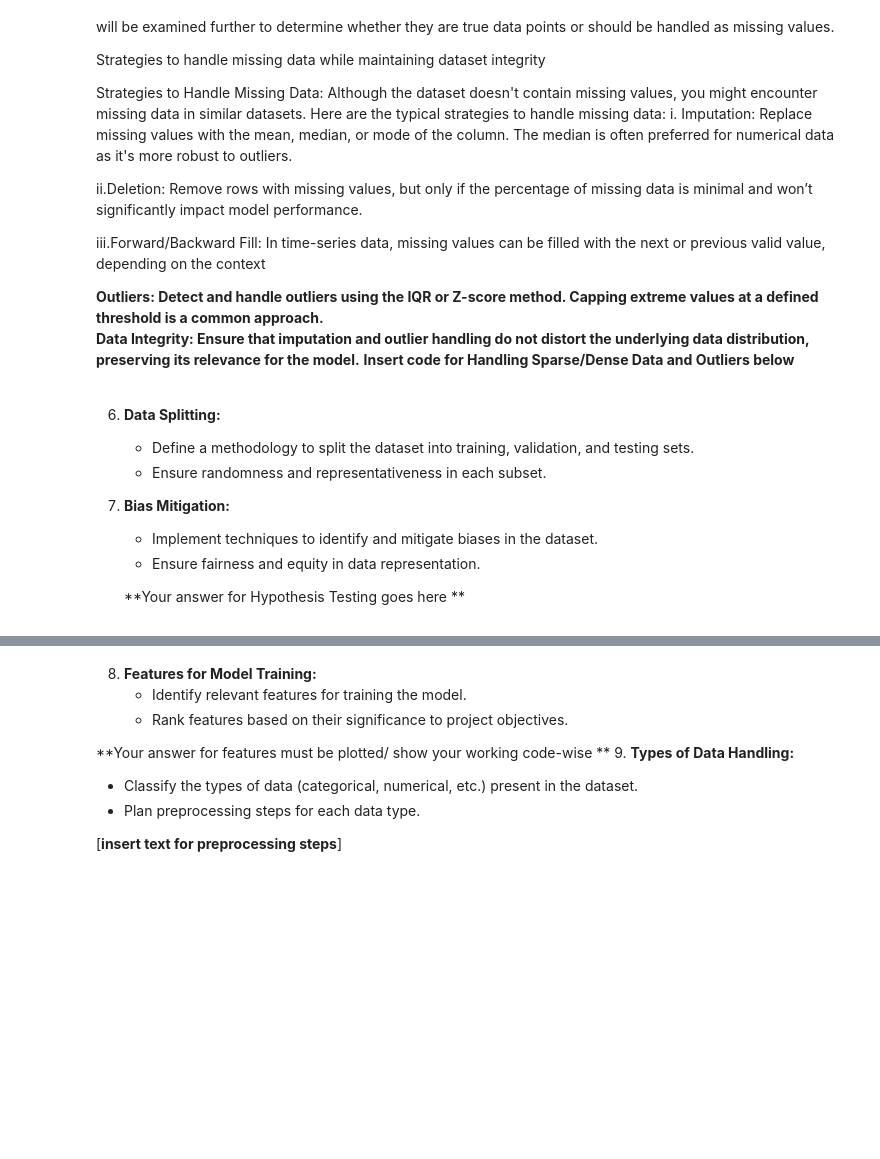
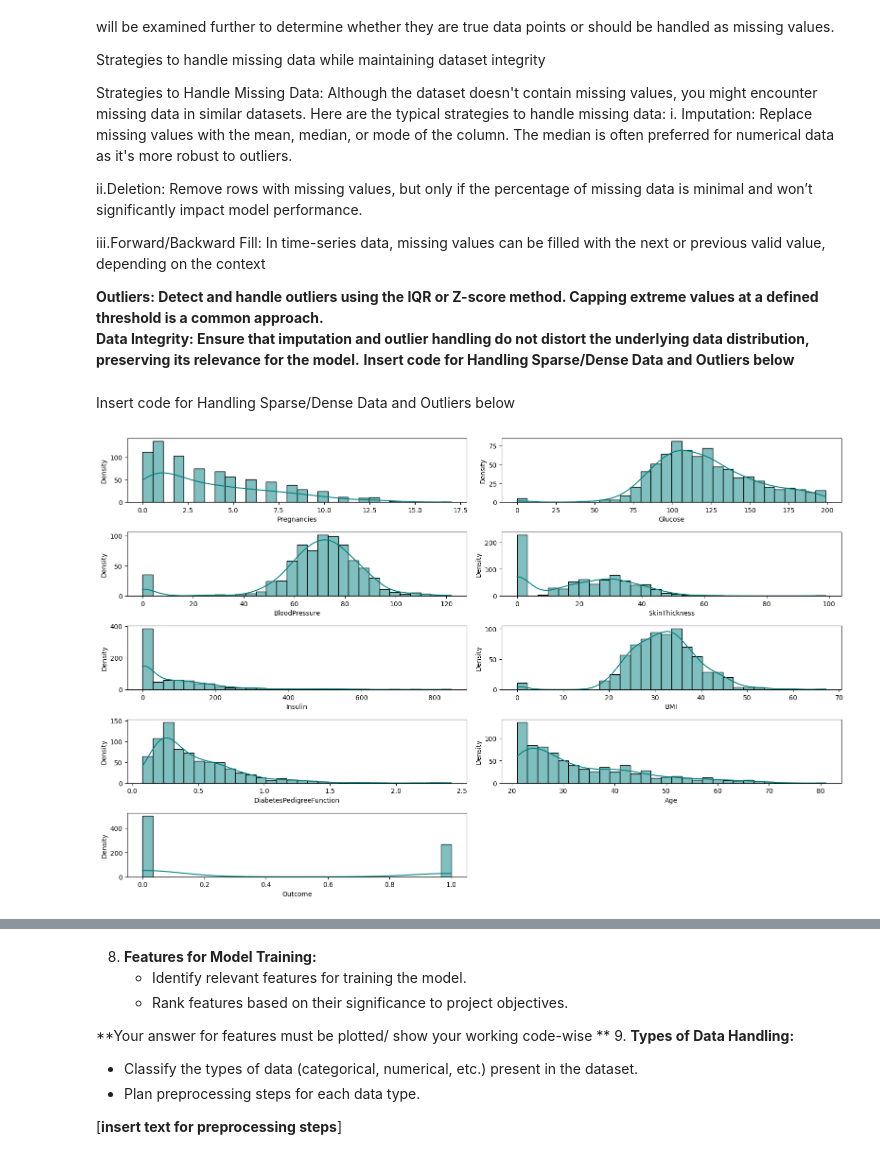
Before and after one commit to StellaIbeh/Data_preprocessing-Assignment-, a Jupyter notebook: ML_pipeline_[Adaobi_Stella_Ibeh]_data_preprocessing.ipynb, the cells around one changed output, grey strips where cells are left out. Drawn from its saved outputs; the diff is of its cells as text; code cells hidden in the pictures; blank space fills up the shorter version.

```diff
--- a/ML_pipeline_[Adaobi_Stella_Ibeh]_data_preprocessing.ipynb
+++ b/ML_pipeline_[Adaobi_Stella_Ibeh]_data_preprocessing.ipynb
@@ -267,13 +266,23 @@ iii.Forward/Backward Fill: In time-series data, missing values can be filled wit
 **Outliers: Detect and handle outliers using the IQR or Z-score method. Capping extreme values at a defined threshold is a common approach.**
 **Data Integrity: Ensure that imputation and outlier handling do not distort the underlying data distribution, preserving its relevance for the model.**
    **Insert code for Handling Sparse/Dense Data and Outliers below**
-# %% [markdown]
-6. **Data Splitting:**
-   - Define a methodology to split the dataset into training, validation, and testing sets.
-   - Ensure randomness and representativeness in each subset.
-
-7. **Bias Mitigation:**
-   - Implement techniques to identify and mitigate biases in the dataset.
-   - Ensure fairness and equity in data representation.
-
-    **Your answer for Hypothesis Testing goes here **
+# %% [markdown]
+Insert code for Handling Sparse/Dense Data and Outliers below
+# %%
+#insert code for Accessing data density
+#Visualize the density of each figure
+plt.figure(figsize=(16, 10))
+num_cols = len(df.columns)
+num_rows = (num_cols + 1) // 2
+
+# Loop through each feature and create a density plot
+for i, column in enumerate(df.columns, 1):
+    plt.subplot(num_rows, 2, i)  # Use calculated rows and 2 columns
+    sns.histplot(df[column], kde=True, bins=30, color='teal')
+    plt.xlabel(column)
+    plt.ylabel('Density')
+
+plt.tight_layout()
+plt.show()
+# %% [output]
+[figure, added]
```
Also changed, not shown: parts of 6 cells of this notebook.
